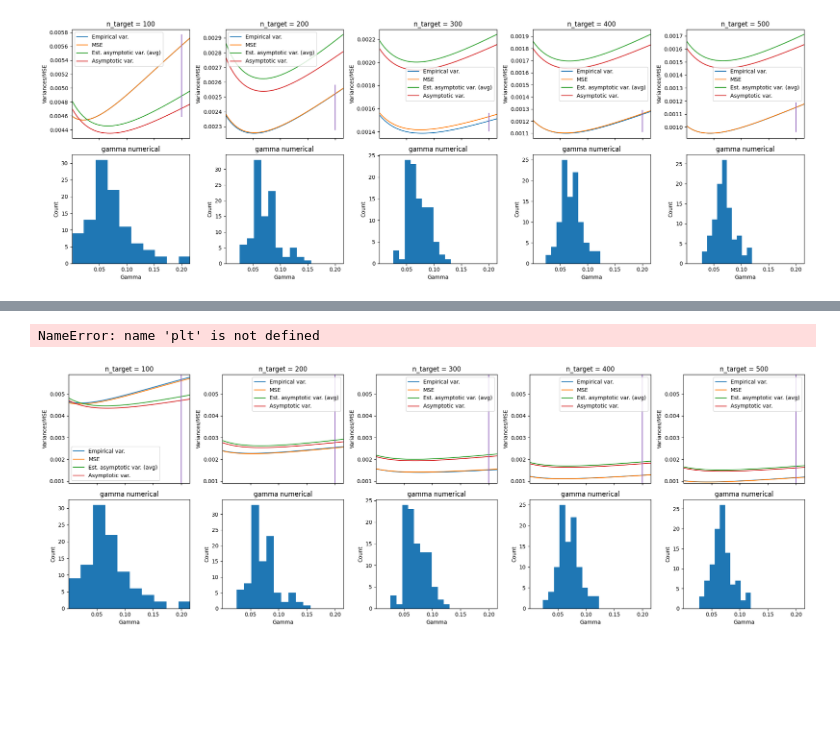
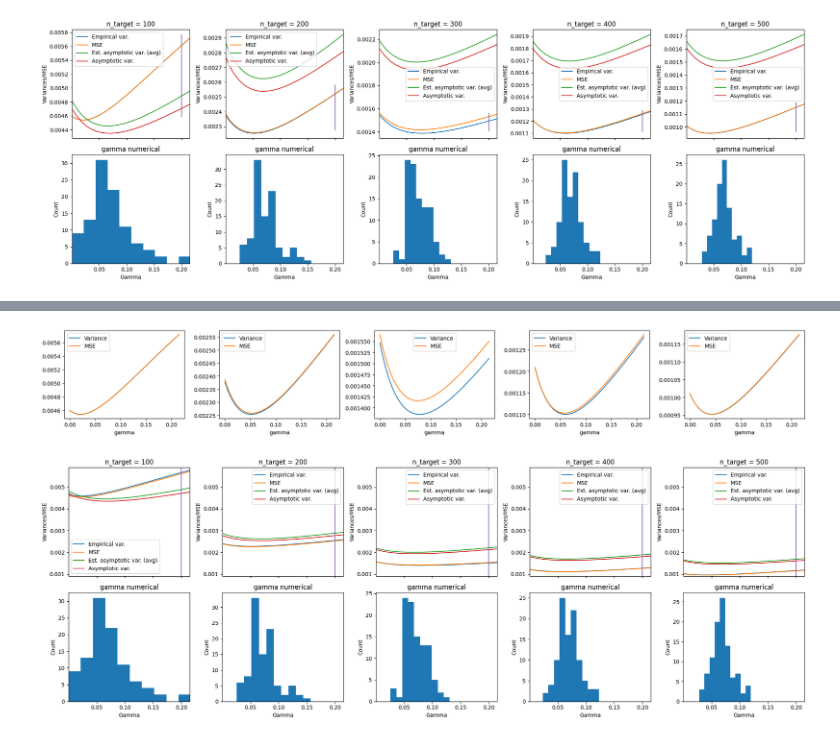
Before and after one commit to lazeckam/RHKS_label_shift, a Jupyter notebook: 10_gamma_selectionn_plots.ipynb, the cells around one changed output, grey strips where cells are left out. Cells and saved outputs as stored; diff of their text form; code cells hidden in the pictures; blank space fills up the shorter version.

Commit message:
update plots gamma

```diff
--- a/10_gamma_selectionn_plots.ipynb
+++ b/10_gamma_selectionn_plots.ipynb
@@ -111,6 +111,3 @@ plt.tight_layout()
 plt.show()
 # %% [output]
 [figure]
-# %%
-df2 = df_results_emp_[['gamma', 'pi_ipr']].groupby('gamma').aggregate(np.var, ddof=0).reset_index()
-df2.rename(columns={df2.columns[1]: "var_emp"}, inplace=True)
@@ -137,12 +113,0 @@ df2
-# %%
-i=0
-df_results_emp = df_results_emp_list[i]
-df_results = df_results_list[i]
-df = df_list[i]
-n_target = [100,200,300,400,500][i]
-
-df1 = df_results_emp[['gamma', 'pi_ipr']].groupby('gamma').aggregate(np.mean).reset_index()
-df1['bias'] = (df1['pi_ipr'] - 0.75)**2
-df = df.merge(df1, on='gamma')
-
-df
@@ -167,32 +114,36 @@ df
 # %%
 fig, axes = plt.subplots(1, 5, figsize=(20, 3))
 
 for i in range(5):
     gamma_seq = np.sort(df_results_emp_list[i]['gamma'].unique().tolist())
     df_results_emp = df_results_emp_list[i]
     df_results = df_results_list[i]
     df = df_list[i]
     n_target = [100,200,300,400,500][i]
 
     df1 = df_results_emp[['gamma', 'pi_ipr']].groupby('gamma').aggregate(np.mean).reset_index()
     df1['bias'] = (df1['pi_ipr'] - 0.75)**2
 
+    df2 = df_results_emp[['gamma', 'pi_ipr']].groupby('gamma').aggregate(np.var, ddof=0).reset_index()
+    df2.rename(columns={df2.columns[1]: "var_emp_"}, inplace=True)
+
     df = df.merge(df1, on='gamma')
+    df = df.merge(df2, on='gamma')
 
     # df_results_emp_list[i]['var_div_bias2'] = df_results_emp_list[i]['var_n']/df_results_emp_list[i]['MSE']
     # df1 = df_results_emp_list[i][['gamma', 'var_div_bias2']].groupby('gamma').aggregate(np.mean).reset_index()
     # First plot
     # axes[i].plot(df['gamma'], df['bias'], label="Bias2")
-    axes[i].plot(df['gamma'], df['var_emp'], label="Variance")
+    axes[i].plot(df['gamma'], df['var_emp_'], label="Variance")
     axes[i].plot(df['gamma'], df['MSE'], label="MSE")
     axes[i].legend()
     axes[i].set_xlabel("gamma")
     # axes[0, i].set_title('n_target = '+str(n_target))
 
 plt.tight_layout()
 plt.show()
 # %% [output]
-NameError: name 'plt' is not defined
+[figure, added]
 # %%
 fig, axes = plt.subplots(2, 5, sharex=True, figsize=(20, 7))
 
```
Also changed, not shown: parts of 2 cells of this notebook.
